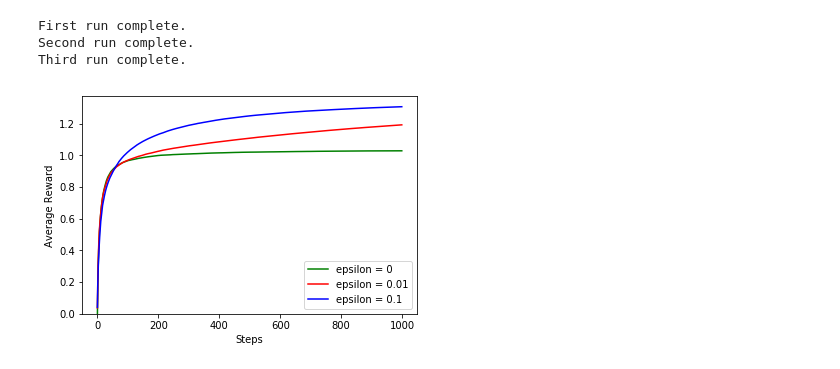
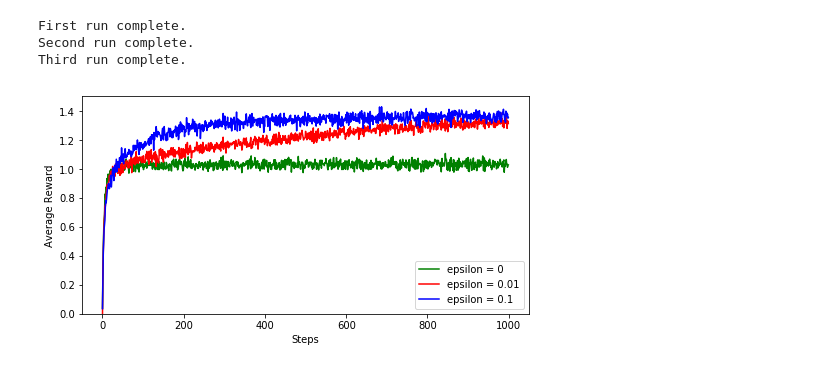
Before and after one commit to shauseth/reinforcement-learning-an-introduction, a Jupyter notebook: chapter02/testbed.ipynb, the cells around one changed output. Cells and saved outputs as stored; diff of their text form; code cells hidden in the pictures.

```diff
--- a/chapter02/testbed.ipynb
+++ b/chapter02/testbed.ipynb
@@ -46,29 +46,21 @@ def learn(Q, A, R, N):
 # %%
 def run(epsilon, runs):
     """Return average behavior given epsilon and number of runs."""
-    avg_rewards_list = []
+    rewards = np.zeros((runs, 1000))
 
     for run in range(runs):
         values, states = environment()
         Q, N = agent()
-
-        rewards = 0
-        avg_rewards = []
 
         for t, state in enumerate(states):
             A = epsilon_greedy(Q, epsilon)
             R = state[A]
             Q, N = learn(Q, A, R, N)
 
-            rewards = rewards + R
-            avg_reward = rewards / (t + 1)
-            avg_rewards.append(avg_reward)
+            rewards[run, t] = R
 
-        avg_rewards_list.append(avg_rewards)
-
-    avg_rewards_arr = np.array(avg_rewards_list)
-    avg_behavior = avg_rewards_arr.sum(axis = 0) / runs
-    return avg_behavior
+    avg_rewards = rewards.mean(axis = 0)
+    return avg_rewards
 # %%
 # running for epsilon = 0, 0.01 and 0.1
 
@@ -84,14 +76,15 @@ Third run complete.
 # %%
 # plotting the results
 
+plt.figure(figsize = (8, 4))
 plt.plot(first, color = 'green', label = 'epsilon = 0')
 plt.plot(second, color = 'red', label = 'epsilon = 0.01')
 plt.plot(third, color = 'blue', label = 'epsilon = 0.1')
 plt.xlabel('Steps')
 plt.ylabel('Average Reward')
 plt.ylim(bottom = 0)
-plt.legend()
+plt.legend(loc = 4)
 
 plt.show()
 # %% [output]
-[figure, old version]
+[figure, new version]
```
Also changed, not shown: 3 other files.
